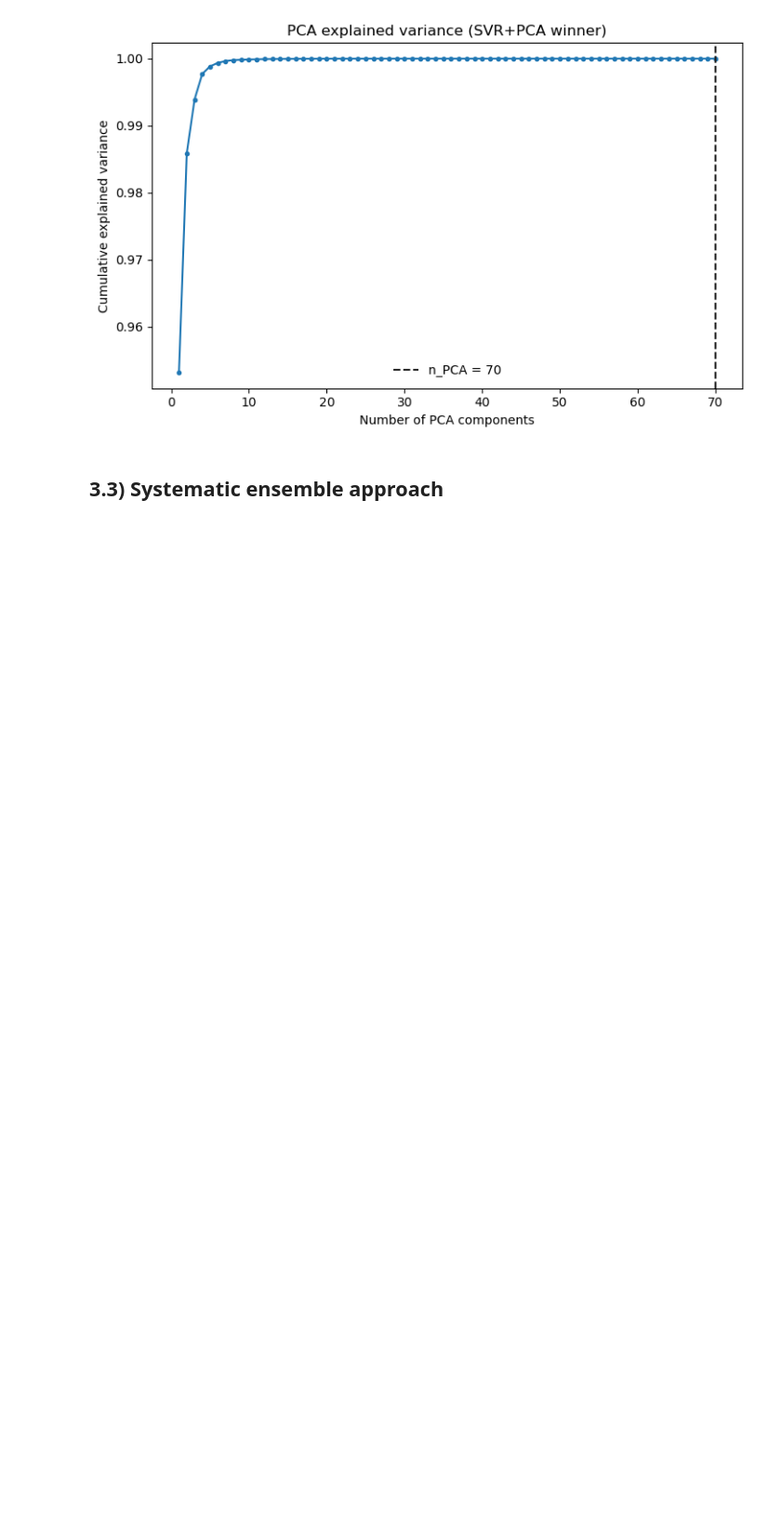
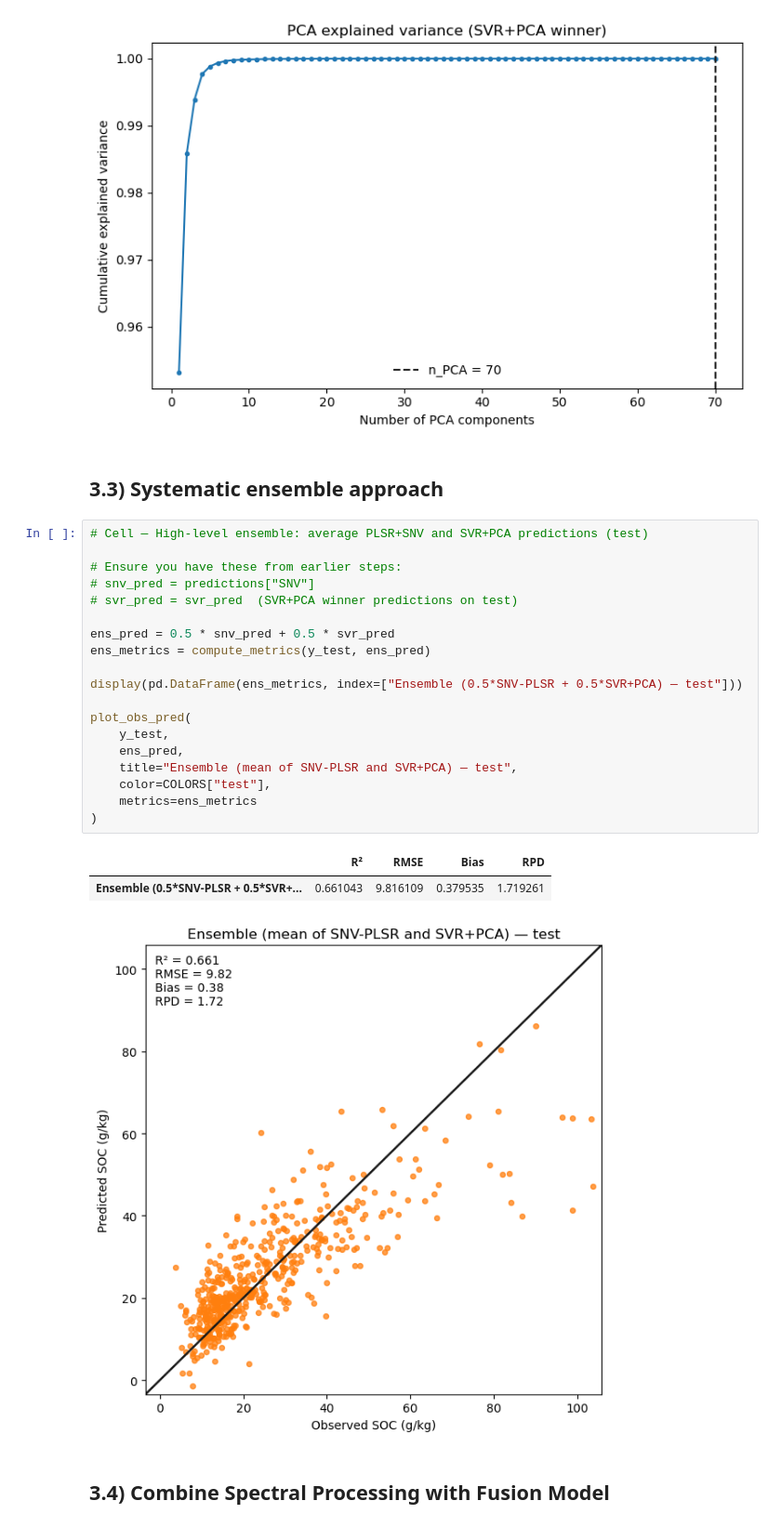
Before and after one commit to patricemahlau/Spec_Report, a Jupyter notebook: Report_Spectrosocpy.ipynb, the cells around one changed output. Shown at 93% size. Cells and saved outputs as stored; diff of their text form; blank space fills up the shorter version.

```diff
--- a/Report_Spectrosocpy.ipynb
+++ b/Report_Spectrosocpy.ipynb
@@ -1023,3 +1054,28 @@ plt.show()
 [figure]
 # %% [markdown]
 ## 3.3) Systematic ensemble approach
+# %%
+# Cell — High-level ensemble: average PLSR+SNV and SVR+PCA predictions (test)
+
+# Ensure you have these from earlier steps:
+# snv_pred = predictions["SNV"]
+# svr_pred = svr_pred  (SVR+PCA winner predictions on test)
+
+ens_pred = 0.5 * snv_pred + 0.5 * svr_pred
+ens_metrics = compute_metrics(y_test, ens_pred)
+
+display(pd.DataFrame(ens_metrics, index=["Ensemble (0.5*SNV-PLSR + 0.5*SVR+PCA) — test"]))
+
+plot_obs_pred(
+    y_test,
+    ens_pred,
+    title="Ensemble (mean of SNV-PLSR and SVR+PCA) — test",
+    color=COLORS["test"],
+    metrics=ens_metrics
+)
+# %% [output]
+|  | R² | RMSE | Bias | RPD |
+| Ensemble (0.5*SNV-PLSR + 0.5*SVR+... | 0.661043 | 9.816109 | 0.379535 | 1.719261 |
+[figure, added]
+# %% [markdown]
+## 3.4) Combine Spectral Processing with Fusion Model
```
Also changed, not shown: parts of 7 cells of this notebook.
